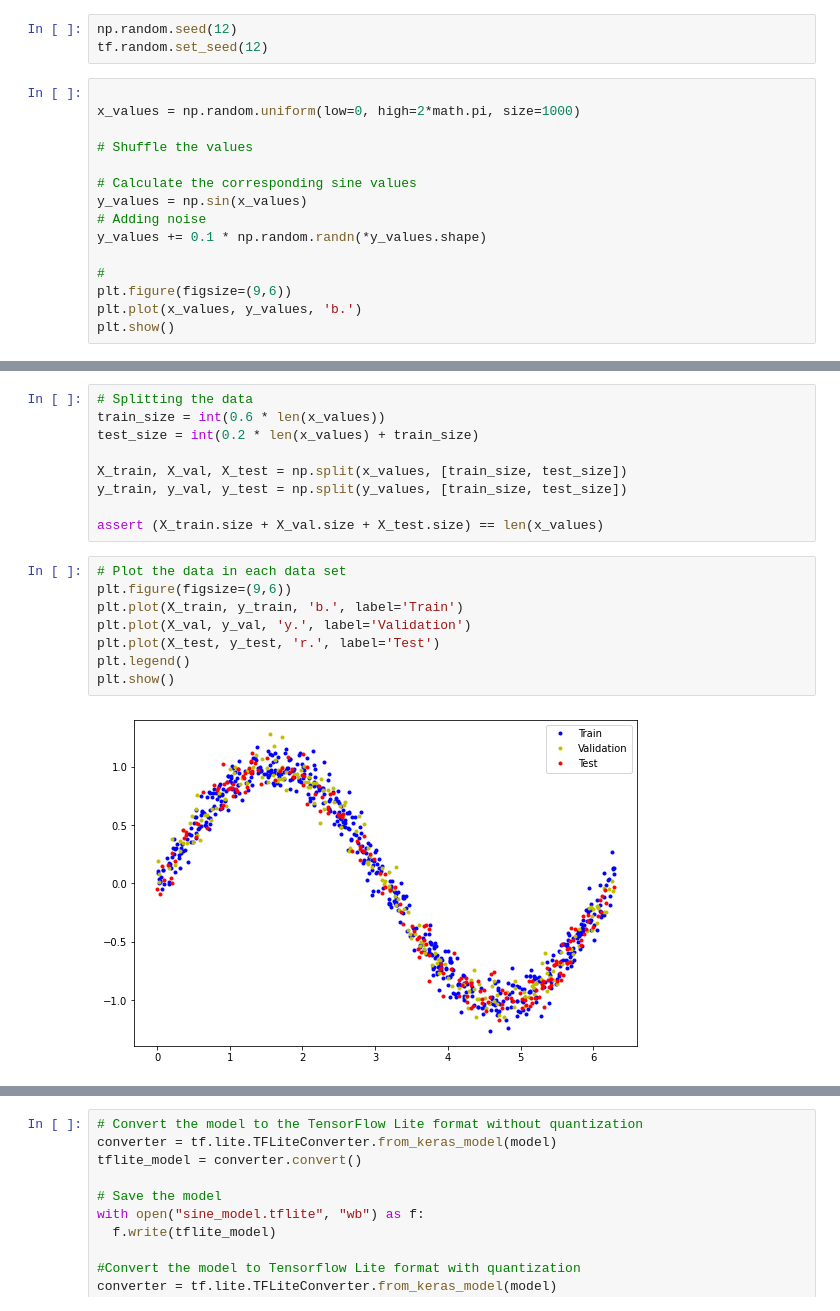
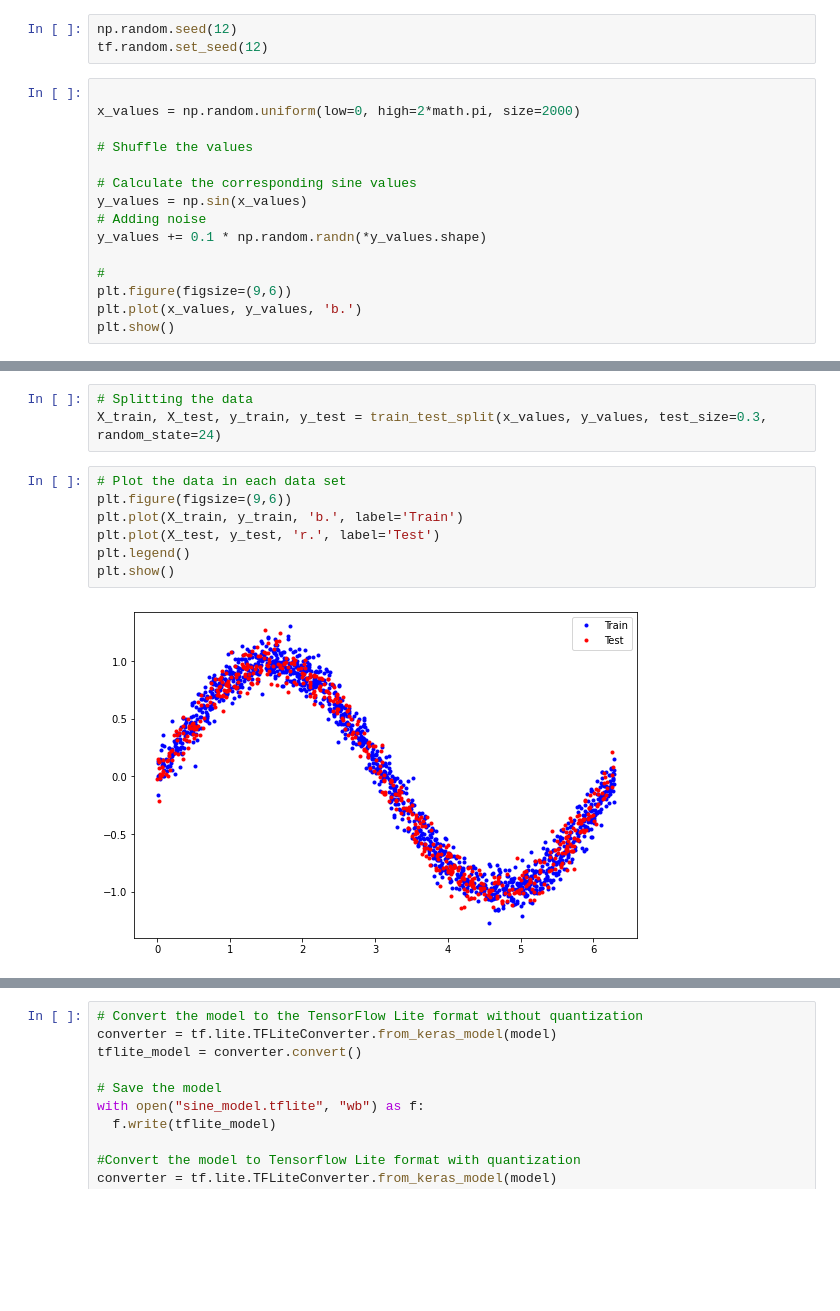
Before and after one commit to PabloJRW/TinyML-sineFunction, a Jupyter notebook: TinyML_Sin.ipynb, the cells around one changed output, grey strips where cells are left out. Cells and saved outputs as stored; diff of their text form; blank space fills up the shorter version.

```diff
--- a/TinyML_Sin.ipynb
+++ b/TinyML_Sin.ipynb
@@ -13,7 +13,7 @@ np.random.seed(12)
 tf.random.set_seed(12)
 # %%
 
-x_values = np.random.uniform(low=0, high=2*math.pi, size=1000)
+x_values = np.random.uniform(low=0, high=2*math.pi, size=2000)
 
 # Shuffle the values
 
@@ -31,21 +31,14 @@ plt.show()
-# %%
-# Splitting the data
-train_size = int(0.6 * len(x_values))
-test_size = int(0.2 * len(x_values) + train_size)
-
-X_train, X_val, X_test = np.split(x_values, [train_size, test_size])
-y_train, y_val, y_test = np.split(y_values, [train_size, test_size])
-
-assert (X_train.size + X_val.size + X_test.size) == len(x_values)
+# %%
+# Splitting the data
+X_train, X_test, y_train, y_test = train_test_split(x_values, y_values, test_size=0.3, random_state=24)
 # %%
 # Plot the data in each data set
 plt.figure(figsize=(9,6))
 plt.plot(X_train, y_train, 'b.', label='Train')
-plt.plot(X_val, y_val, 'y.', label='Validation')
 plt.plot(X_test, y_test, 'r.', label='Test')
 plt.legend()
 plt.show()
 # %% [output]
-[figure, old version]
+[figure, new version]
 # %%
 model = tf.keras.Sequential()
```
Also changed, not shown: parts of 10 cells of this notebook.
